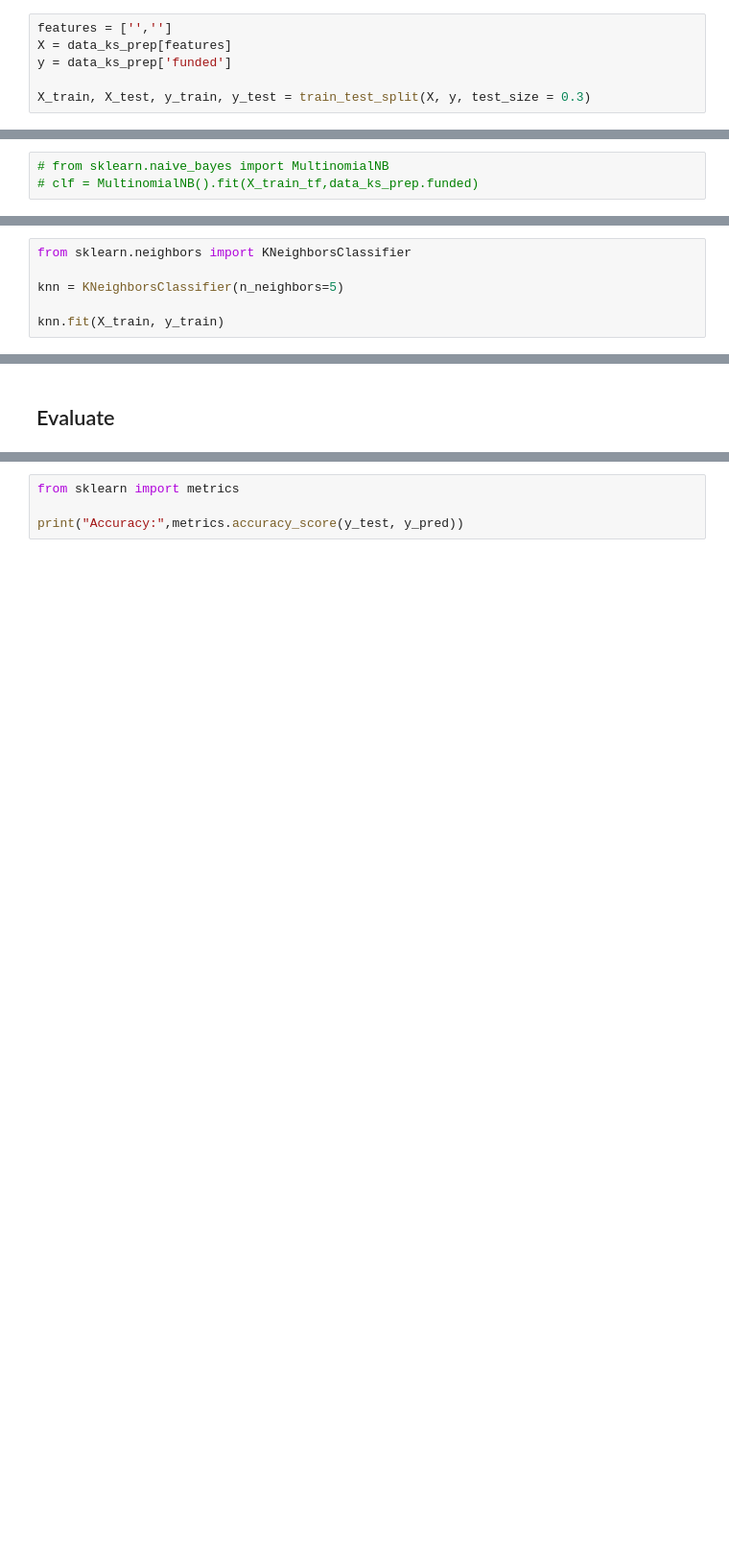
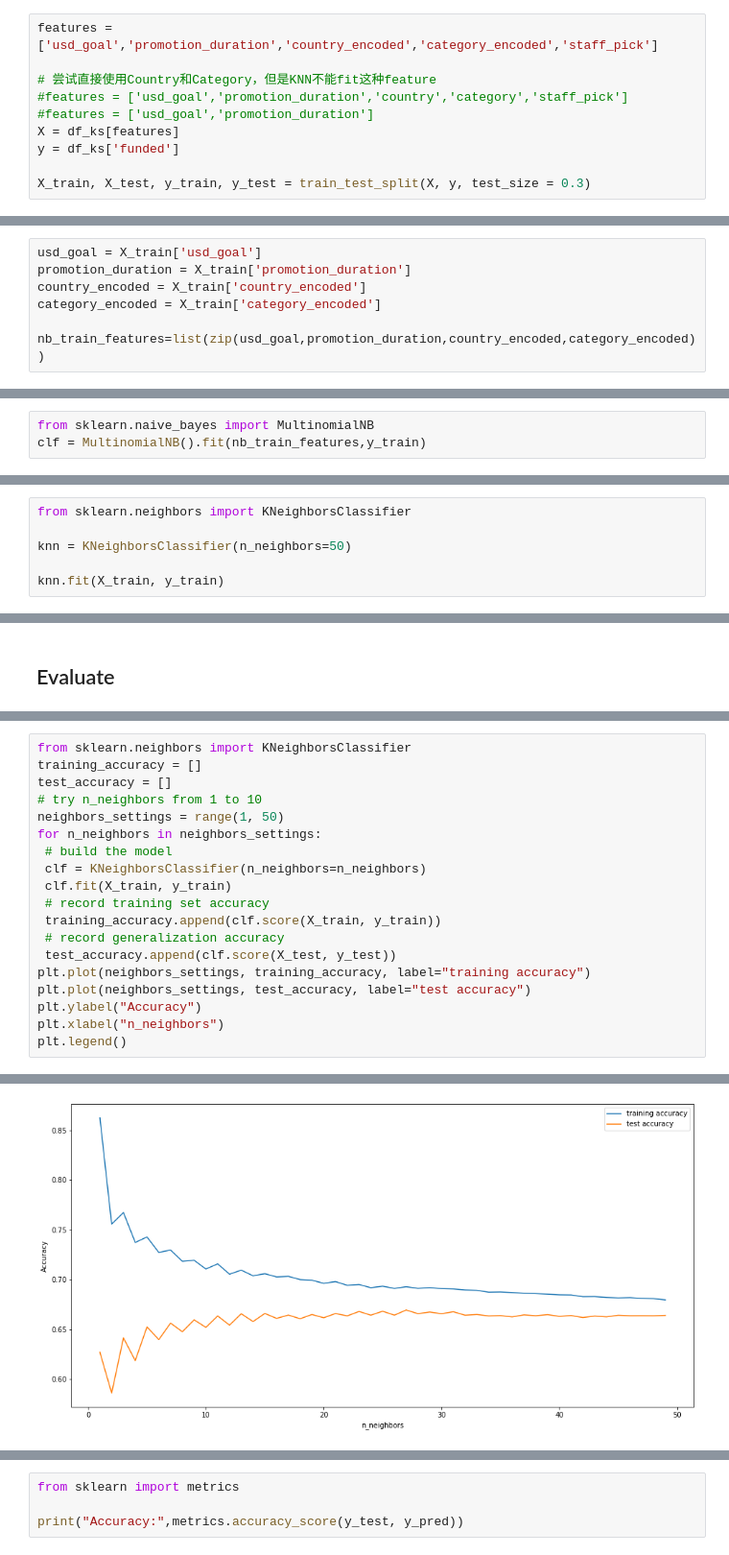
Before and after one commit to Yunabell-VU/Kickstarter-KNN, a Jupyter notebook: kickstarter.ipynb, the cells around one changed output, grey strips where cells are left out. Shown: that part at 96% size. Drawn from its saved outputs; the diff is of its cells as text; blank space fills up the shorter version.

Commit message:
KNN NB train test version 1

```diff
--- a/kickstarter.ipynb
+++ b/kickstarter.ipynb
@@ -277,8 +221,12 @@ X_train_tf.shape
 # %% [markdown]
 ## 拆分为Train Dataset 和 Test Dataset
 # %%
-features = ['','']
-X = data_ks_prep[features]
-y = data_ks_prep['funded']
+features = ['usd_goal','promotion_duration','country_encoded','category_encoded','staff_pick']
+
+# 尝试直接使用Country和Category，但是KNN不能fit这种feature
+#features = ['usd_goal','promotion_duration','country','category','staff_pick']
+#features = ['usd_goal','promotion_duration']
+X = df_ks[features]
+y = df_ks['funded']
 
 X_train, X_test, y_train, y_test = train_test_split(X, y, test_size = 0.3)
@@ -288,0 +254,7 @@ X_train, X_test, y_train, y_test = train_test_split(X, y, test_size = 0.3)
+# %%
+usd_goal = X_train['usd_goal']
+promotion_duration = X_train['promotion_duration']
+country_encoded = X_train['country_encoded']
+category_encoded = X_train['category_encoded']
+
+nb_train_features=list(zip(usd_goal,promotion_duration,country_encoded,category_encoded))
@@ -289,3 +268,3 @@ X_train, X_test, y_train, y_test = train_test_split(X, y, test_size = 0.3)
 # %%
-# from sklearn.naive_bayes import MultinomialNB
-# clf = MultinomialNB().fit(X_train_tf,data_ks_prep.funded)
+from sklearn.naive_bayes import MultinomialNB
+clf = MultinomialNB().fit(nb_train_features,y_train)
@@ -294,6 +279,6 @@ X_train, X_test, y_train, y_test = train_test_split(X, y, test_size = 0.3)
 # %%
 from sklearn.neighbors import KNeighborsClassifier
 
-knn = KNeighborsClassifier(n_neighbors=5)
+knn = KNeighborsClassifier(n_neighbors=50)
 
 knn.fit(X_train, y_train)
@@ -305,0 +309,20 @@ y_pred = knn.predict(X_test)
+# %%
+from sklearn.neighbors import KNeighborsClassifier
+training_accuracy = []
+test_accuracy = []
+# try n_neighbors from 1 to 10
+neighbors_settings = range(1, 50)
+for n_neighbors in neighbors_settings:
+ # build the model
+ clf = KNeighborsClassifier(n_neighbors=n_neighbors)
+ clf.fit(X_train, y_train)
+ # record training set accuracy
+ training_accuracy.append(clf.score(X_train, y_train))
+ # record generalization accuracy
+ test_accuracy.append(clf.score(X_test, y_test))
+plt.plot(neighbors_settings, training_accuracy, label="training accuracy")
+plt.plot(neighbors_settings, test_accuracy, label="test accuracy")
+plt.ylabel("Accuracy")
+plt.xlabel("n_neighbors")
+plt.legend()
+# %% [output]
@@ -305,0 +330 @@ y_pred = knn.predict(X_test)
+[figure, added]
```
Also changed, not shown: parts of 56 cells of this notebook, 3 other files.
